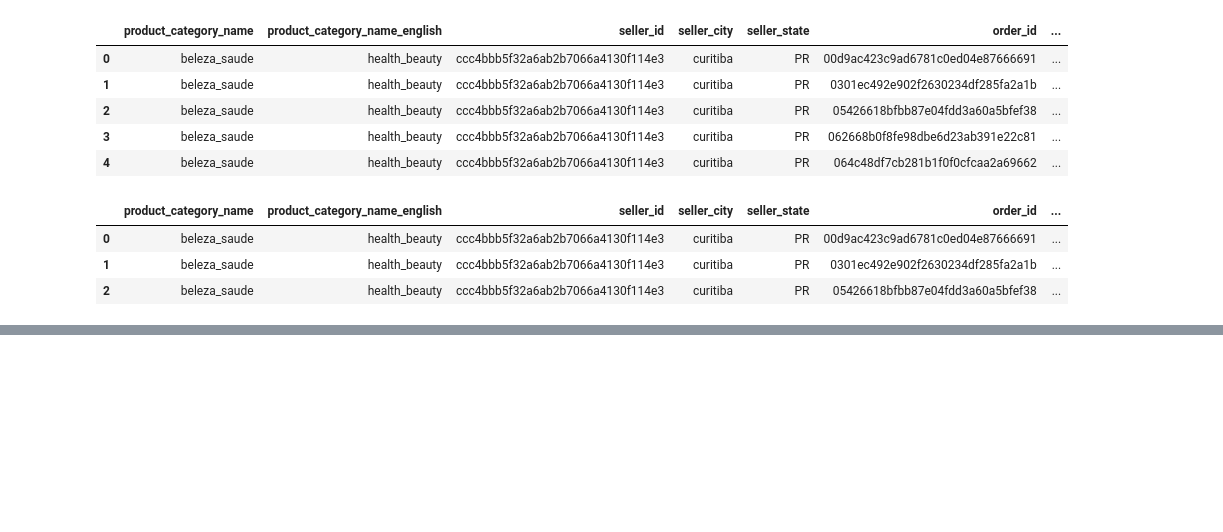
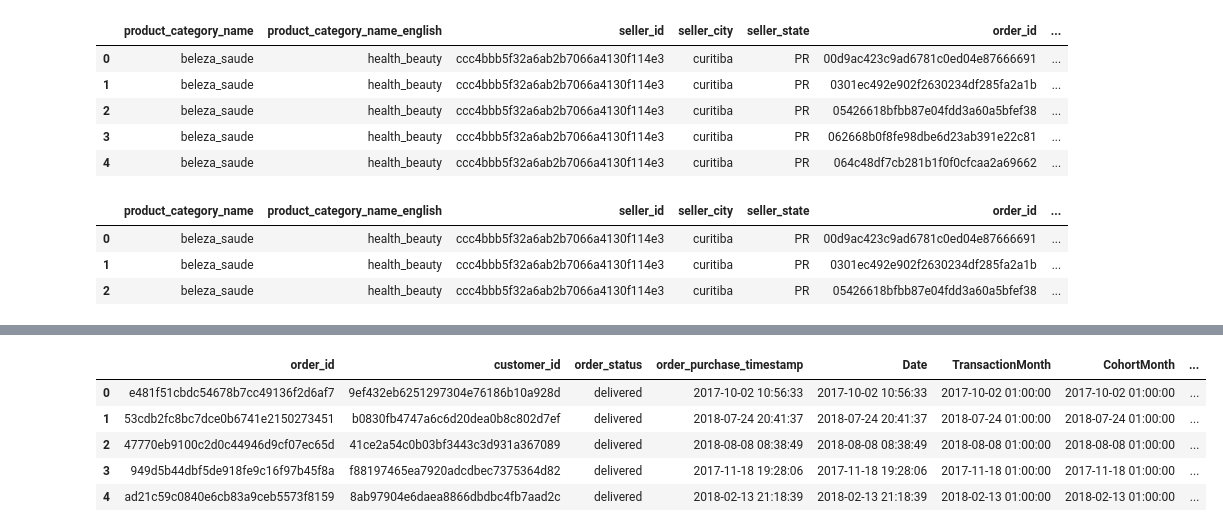
Before and after one commit to kanjamwingirwa/Olist, a Jupyter notebook: Olist_Analysis_Revised.ipynb, the cells around one changed output, grey strips where cells are left out. Cells and saved outputs as stored; diff of their text form; code cells hidden in the pictures; blank space fills up the shorter version.

```diff
--- a/Olist_Analysis_Revised.ipynb
+++ b/Olist_Analysis_Revised.ipynb
@@ -1488,0 +1499,5 @@ Name: product_category_name_english, dtype: int64
+# %%
+orders2_df = orders2_df.drop(['order_approved_at', 'order_delivered_carrier_date', 'order_delivered_customer_date','order_estimated_delivery_date'], axis=1)
+orders2_df.head(5)
+
+#reviews_df = reviews_df.drop(['review_comment_title', 'review_comment_message'], axis=1)
@@ -1488,0 +1529,2 @@ Name: product_category_name_english, dtype: int64
+# %%
+orders2_df['Date'] = pd.to_datetime(orders2_df['order_purchase_timestamp'])
@@ -1488,0 +1555,11 @@ Name: product_category_name_english, dtype: int64
+# %%
+# A function that will parse the date Time based cohort:  1 day of month
+def get_month(x): return dt.datetime(x.year, x.month, x.day, 1)
+# Create transaction_date column based on month and store in TransactionMonth
+orders2_df['TransactionMonth'] = orders2_df['Date'].apply(get_month)
+# Grouping by customer_id and select the InvoiceMonth value
+grouping = orders2_df.groupby('customer_id')['TransactionMonth']
+# Assigning a minimum InvoiceMonth value to the dataset
+orders2_df['CohortMonth'] = grouping.transform('min')
+# printing top 5 rows
+orders2_df.head(5)
@@ -1488,0 +1573,27 @@ Name: product_category_name_english, dtype: int64
+# %%
+def get_date_int(df, column):
+    year = df[column].dt.year
+    month = df[column].dt.month
+    day = df[column].dt.day
+    return year, month, day
+# Getting the integers for date parts from the `InvoiceDay` column
+transcation_year, transaction_month, _ = get_date_int(orders2_df, 'TransactionMonth')
+# Getting the integers for date parts from the `CohortDay` column
+cohort_year, cohort_month, _ = get_date_int(orders2_df, 'CohortMonth')
+# %%
+#  Get the  difference in years
+years_diff = transcation_year - cohort_year
+# Calculate difference in months
+months_diff = transaction_month - cohort_month
+""" Extract the difference in months from all previous values
+ "+1" in addeded at the end so that first month is marked as 1 instead of 0 for easier interpretation.
+ """
+orders2_df['CohortIndex'] = years_diff * 12 + months_diff  + 1
+orders2_df.head(5)
+# %% [output]
+|  | order_id | customer_id | order_status | order_purchase_timestamp | Date | TransactionMonth | CohortMonth | ... |
+| 0 | e481f51cbdc54678b7cc49136f2d6af7 | 9ef432eb6251297304e76186b10a928d | delivered | 2017-10-02 10:56:33 | 2017-10-02 10:56:33 | 2017-10-02 01:00:00 | 2017-10-02 01:00:00 | ... |
+| 1 | 53cdb2fc8bc7dce0b6741e2150273451 | b0830fb4747a6c6d20dea0b8c802d7ef | delivered | 2018-07-24 20:41:37 | 2018-07-24 20:41:37 | 2018-07-24 01:00:00 | 2018-07-24 01:00:00 | ... |
+| 2 | 47770eb9100c2d0c44946d9cf07ec65d | 41ce2a54c0b03bf3443c3d931a367089 | delivered | 2018-08-08 08:38:49 | 2018-08-08 08:38:49 | 2018-08-08 01:00:00 | 2018-08-08 01:00:00 | ... |
+| 3 | 949d5b44dbf5de918fe9c16f97b45f8a | f88197465ea7920adcdbec7375364d82 | delivered | 2017-11-18 19:28:06 | 2017-11-18 19:28:06 | 2017-11-18 01:00:00 | 2017-11-18 01:00:00 | ... |
+| 4 | ad21c59c0840e6cb83a9ceb5573f8159 | 8ab97904e6daea8866dbdbc4fb7aad2c | delivered | 2018-02-13 21:18:39 | 2018-02-13 21:18:39 | 2018-02-13 01:00:00 | 2018-02-13 01:00:00 | ... |
```
Also changed, not shown: parts of 14 cells of this notebook.
